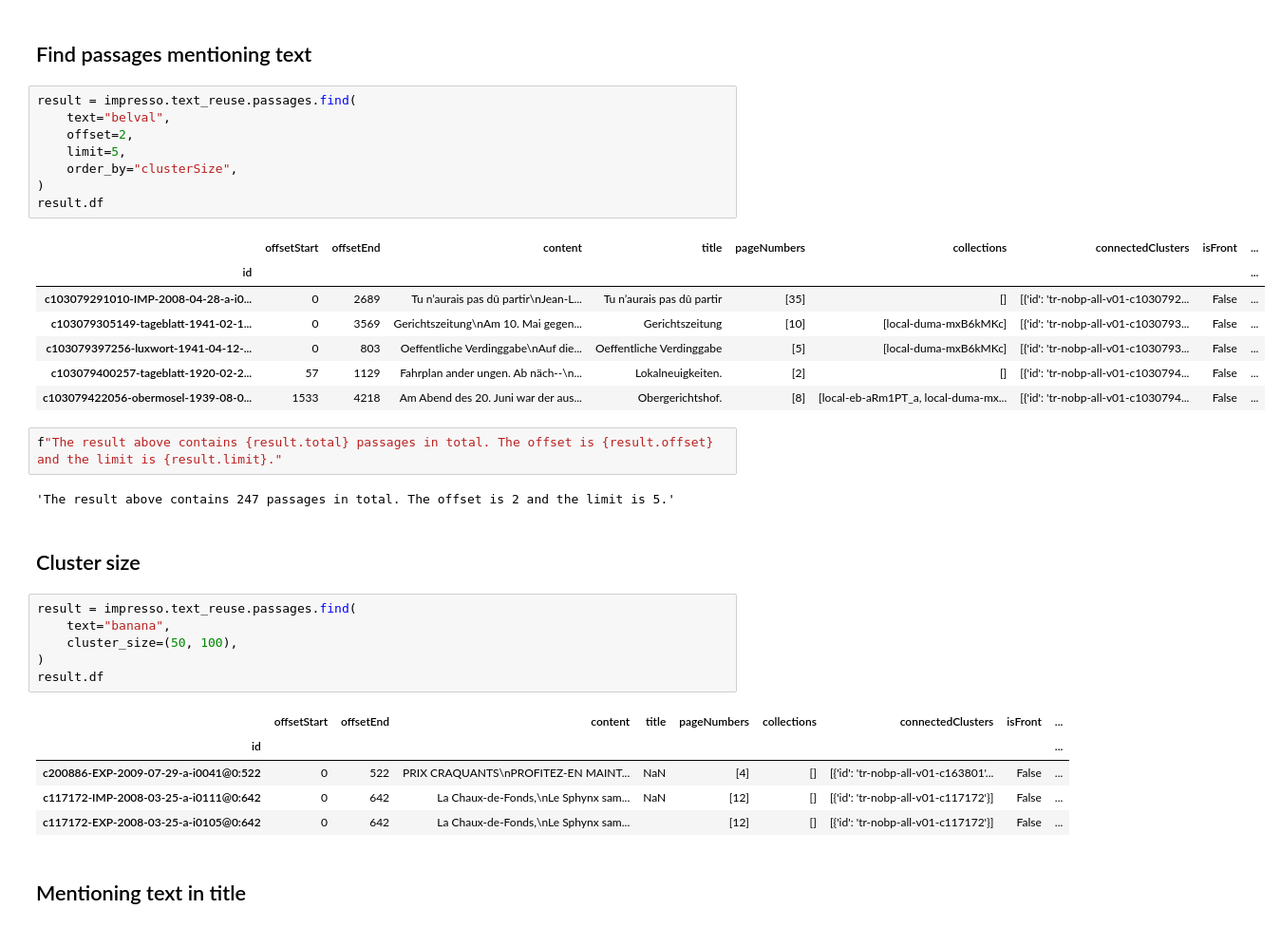
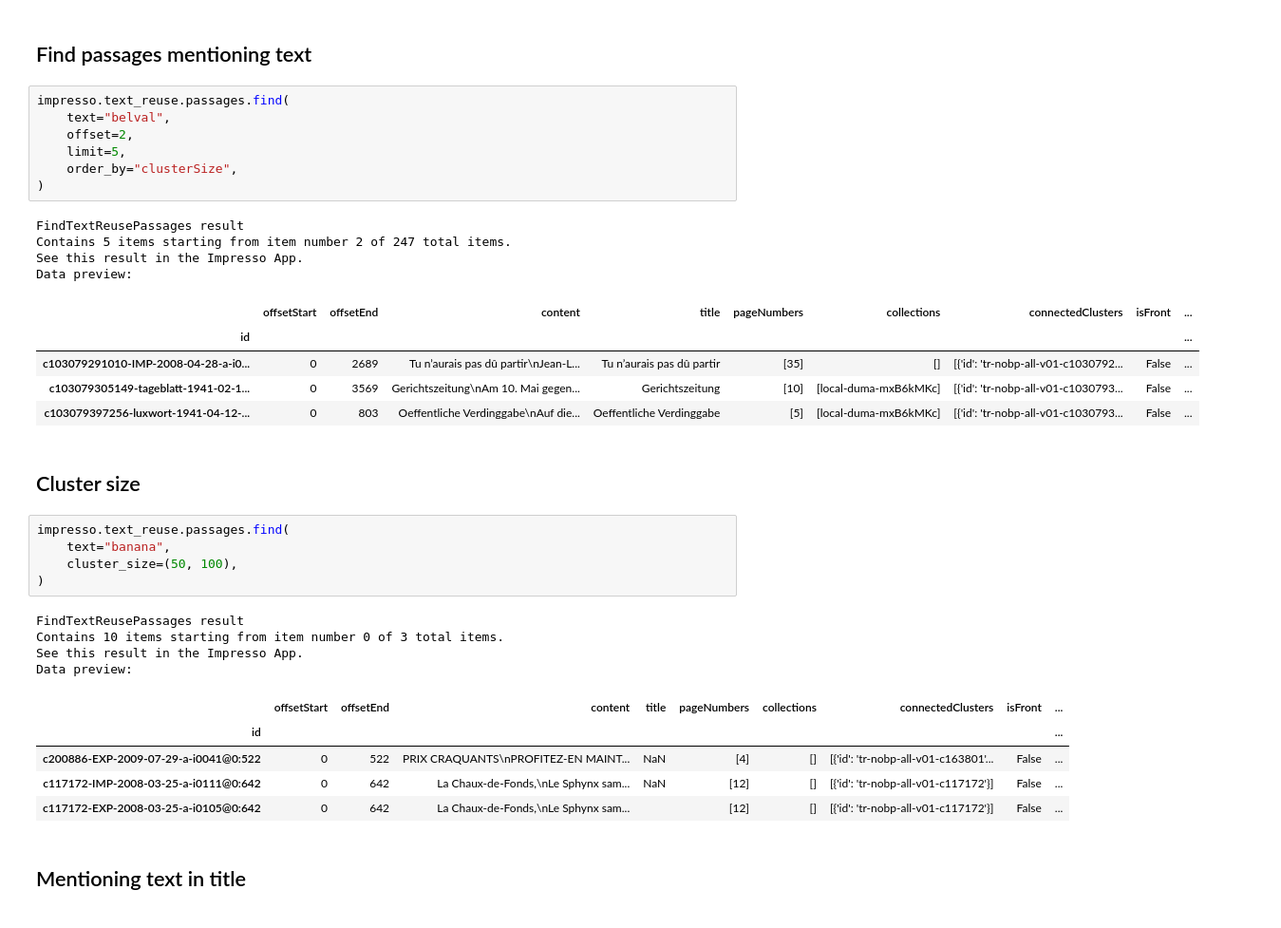
Before and after one commit to impresso/impresso-py, a Jupyter notebook: examples/notebooks/textReuse.ipynb, the cells around one changed output. Shown at 95% size. Cells and saved outputs as stored; diff of their text form.

```diff
--- a/examples/notebooks/textReuse.ipynb
+++ b/examples/notebooks/textReuse.ipynb
@@ -283,34 +324,34 @@ result.df.head(3)
 # %% [markdown]
 ## Find passages mentioning text
 # %%
-result = impresso.text_reuse.passages.find(
+impresso.text_reuse.passages.find(
     text="belval",
     offset=2,
     limit=5,
     order_by="clusterSize",
 )
-result.df
 # %% [output]
+FindTextReusePassages result
+Contains 5 items starting from item number 2 of 247 total items.
+See this result in the Impresso App.
+Data preview:
 |  | offsetStart | offsetEnd | content | title | pageNumbers | collections | connectedClusters | isFront | ... |
 | id |  |  |  |  |  |  |  |  | ... |
 | c103079291010-IMP-2008-04-28-a-i0... | 0 | 2689 | Tu n’aurais pas dû partir\nJean-L... | Tu n’aurais pas dû partir | [35] | [] | [{'id': 'tr-nobp-all-v01-c1030792... | False | ... |
 | c103079305149-tageblatt-1941-02-1... | 0 | 3569 | Gerichtszeitung\nAm 10. Mai gegen... | Gerichtszeitung | [10] | [local-duma-mxB6kMKc] | [{'id': 'tr-nobp-all-v01-c1030793... | False | ... |
 | c103079397256-luxwort-1941-04-12-... | 0 | 803 | Oeffentliche Verdinggabe\nAuf die... | Oeffentliche Verdinggabe | [5] | [local-duma-mxB6kMKc] | [{'id': 'tr-nobp-all-v01-c1030793... | False | ... |
-| c103079400257-tageblatt-1920-02-2... | 57 | 1129 | Fahrplan ander ungen. Ab näch--\n... | Lokalneuigkeiten. | [2] | [] | [{'id': 'tr-nobp-all-v01-c1030794... | False | ... |
-| c103079422056-obermosel-1939-08-0... | 1533 | 4218 | Am Abend des 20. Juni war der aus... | Obergerichtshof. | [8] | [local-eb-aRm1PT_a, local-duma-mx... | [{'id': 'tr-nobp-all-v01-c1030794... | False | ... |
-# %%
-f"The result above contains {result.total} passages in total. The offset is {result.offset} and the limit is {result.limit}."
-# %% [output]
-'The result above contains 247 passages in total. The offset is 2 and the limit is 5.'
 # %% [markdown]
 ## Cluster size
 # %%
-result = impresso.text_reuse.passages.find(
+impresso.text_reuse.passages.find(
     text="banana",
     cluster_size=(50, 100),
 )
-result.df
 # %% [output]
+FindTextReusePassages result
+Contains 10 items starting from item number 0 of 3 total items.
+See this result in the Impresso App.
+Data preview:
 |  | offsetStart | offsetEnd | content | title | pageNumbers | collections | connectedClusters | isFront | ... |
 | id |  |  |  |  |  |  |  |  | ... |
 | c200886-EXP-2009-07-29-a-i0041@0:522 | 0 | 522 | PRIX CRAQUANTS\nPROFITEZ-EN MAINT... | NaN | [4] | [] | [{'id': 'tr-nobp-all-v01-c163801'... | False | ... |
```
Also changed, not shown: parts of 71 cells of this notebook, 9 other files.
